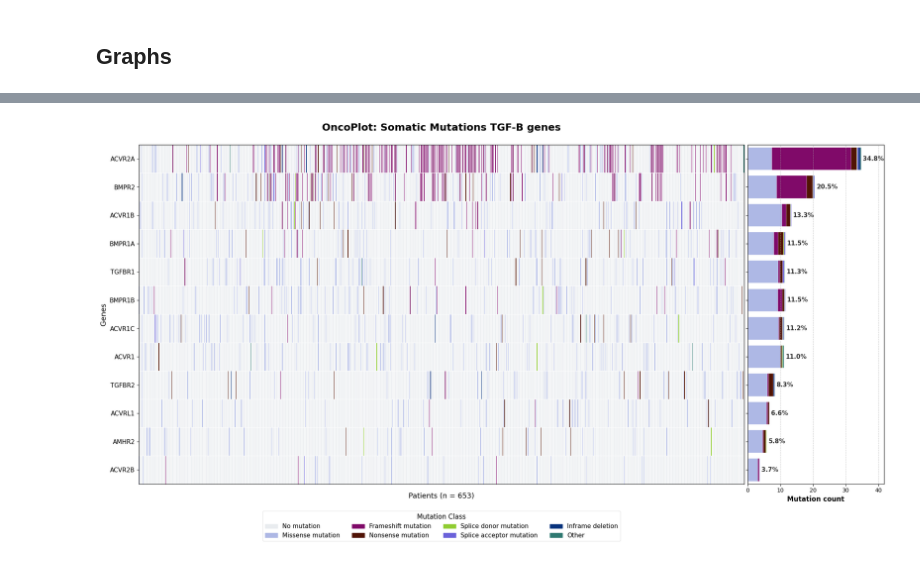
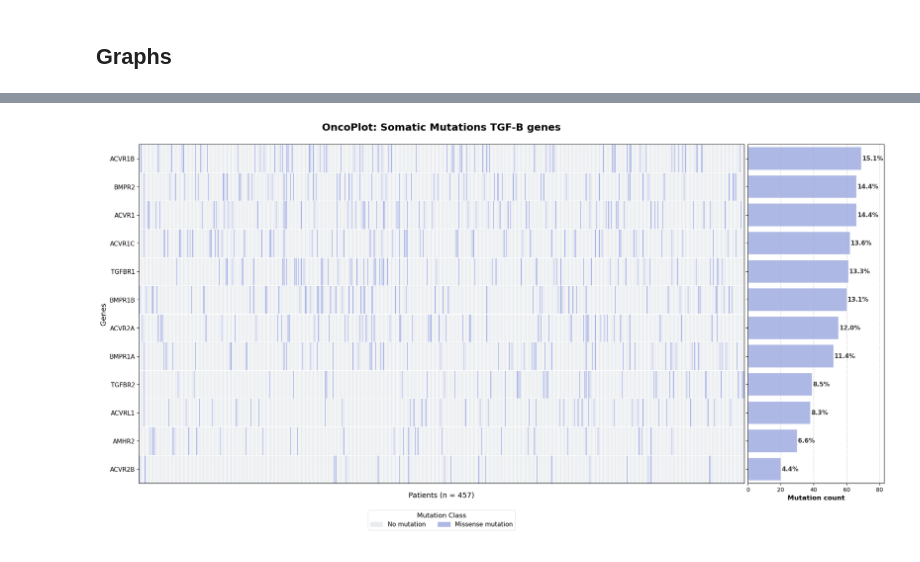
Before and after one commit to Nanocell-Lab/TCancer_RareDiseases, a Jupyter notebook: src/01_TCGA.ipynb, the cells around one changed output, grey strips where cells are left out. Cells and saved outputs as stored; diff of their text form; code cells hidden in the pictures.

```diff
--- a/src/01_TCGA.ipynb
+++ b/src/01_TCGA.ipynb
@@ -374,0 +341,3 @@ mut_df
+# %%
+mut_missense = maf_genes[maf_genes["Variant_Classification"]=="Missense_Mutation"]
+mut_missense
@@ -380,13 +363,10 @@ from matplotlib.colors import ListedColormap
 color_dict = {
     "No mutation":               {"val": 0, "color": "#e9ecef"},
     "Missense_Mutation":         {"val": 1, "color": "#AEB8E5"},
-    "Frameshift_mutation":       {"val": 2, "color": "#800A69"},
-    "Nonsense_Mutation":         {"val": 3, "color": "#511405"},
-    "Splice_donor_mutation":     {"val": 4, "color": "#90CD32"},
-    "Splice_acceptor_mutation":  {"val": 5, "color": "#6B62DA"},
-    "Inframe_deletion":          {"val": 6, "color": "#08337D"},
-    "Other":                     {"val": 7, "color": "#2F7971"},
 }
+
+mut_df = mut_missense[["Patient_ID","Hugo_Symbol","Variant_Classification","HGVSp_Short"]]
+mut_df = mut_df.groupby(["Patient_ID","Hugo_Symbol","Variant_Classification"])["HGVSp_Short"].count().reset_index()
 
 # Drop rows with missing critical annotations
 df_maf = mut_df.dropna(subset=['Hugo_Symbol', 'Patient_ID', 'Variant_Classification']).copy()
@@ -404,7 +384,7 @@ df_matrix = df_maf.pivot_table(
 ).fillna("No mutation")
 
 # Map categorical classifications to numerical values
-df_matrix_num = df_matrix.map(lambda x: color_dict.get(x, color_dict["Other"])["val"])
+df_matrix_num = df_matrix.map(lambda x: color_dict.get(x)["val"])
 df_matrix_num = df_matrix_num.reindex(genes_ordenados)
 
 # Sort patients to generate the cascade pattern
@@ -451,24 +431,31 @@ for val_num in range(1, len(colores_lista)):
     color_actual = colores_lista[val_num]
     conteos_absolutos = (df_matrix_num == val_num).sum(axis=1).values
     porcentajes = (conteos_absolutos / num_total_pacientes) * 100
+    conteos_por_gen = (df_matrix_num == val_num).sum(axis=1).values
+
 
     ax_right.barh(
         y_positions,
-        porcentajes,
-        left=left_acumulado,
+        conteos_por_gen,
+        left=left_acumulado, # Empieza donde terminó la mutación anterior
         color=color_actual,
-        edgecolor='white',
+        edgecolor='white',   # Línea divisoria sutil entre segmentos de color
         linewidth=0.3,
         height=0.8
-    )
-    left_acumulado += porcentajes
+     )
 
-# Annotate total frequency percentages next to bars
-frecuencia_total_gen = ((df_matrix_num > 0).sum(axis=1).values / num_total_pacientes) * 100
+     # Sumamos el conteo actual al acumulador para la siguiente iteración
+    left_acumulado += conteos_por_gen
 
-for i, pct in enumerate(frecuencia_total_gen):
+# Calculate both absolute counts and percentages for labels
+conteos_totales_gen = (df_matrix_num > 0).sum(axis=1).values
+frecuencia_total_gen = (conteos_totales_gen / num_total_pacientes) * 100
+
+# Annotate total frequency percentages next to the absolute bars
+for i, count in enumerate(conteos_totales_gen):
+    pct = frecuencia_total_gen[i]
     ax_right.text(
-        pct + 0.5,
+        count + 0.5,
         y_positions[i],
         f"{pct:.1f}%",
         va='center',
@@ -478,38 +465,38 @@ for i, pct in enumerate(frecuencia_total_gen):
         color='#333333'
     )
 
-# Format frequency axis
+# Format frequency axis to display absolute counts
 ax_right.grid(axis='x', linestyle='--', alpha=0.6, zorder=0)
 ax_right.set_xlabel("Mutation count", fontsize=12, weight='bold')
-ax_right.set_xlim(0, max(frecuencia_total_gen) * 1.2)
+ax_right.set_xlim(0, max(conteos_totales_gen) * 1.2)
 ax_right.set_yticks(y_positions)
 
 # Synchronize panel boundaries
 ax_main.set_ylim(0, df_matrix_num.shape[0])
 ax_right.set_ylim(0, df_matrix_num.shape[0])
 
 # Construct and position the legend
 leyenda_parches = []
 nombres_vistos = set()
 for name, info in color_dict.items():
     clean_name = name.replace("_", " ").capitalize()
     if info["val"] not in nombres_vistos:
         leyenda_parches.append(mpatches.Patch(color=info["color"], label=clean_name))
         nombres_vistos.add(info["val"])
 
 ax_main.legend(
     handles=leyenda_parches,
     loc='upper center',
     bbox_to_anchor=(0.5, -0.07),
     ncol=4,
     title="Mutation Class",
     title_fontsize=12,
     fontsize=11,
     frameon=True,
     facecolor='white',
     edgecolor='#e0e0e0'
 )
 
 plt.show()
 # %% [output]
-[figure, old version]
+[figure, new version]
```
Also changed, not shown: parts of 6 cells of this notebook, 1 other file.
